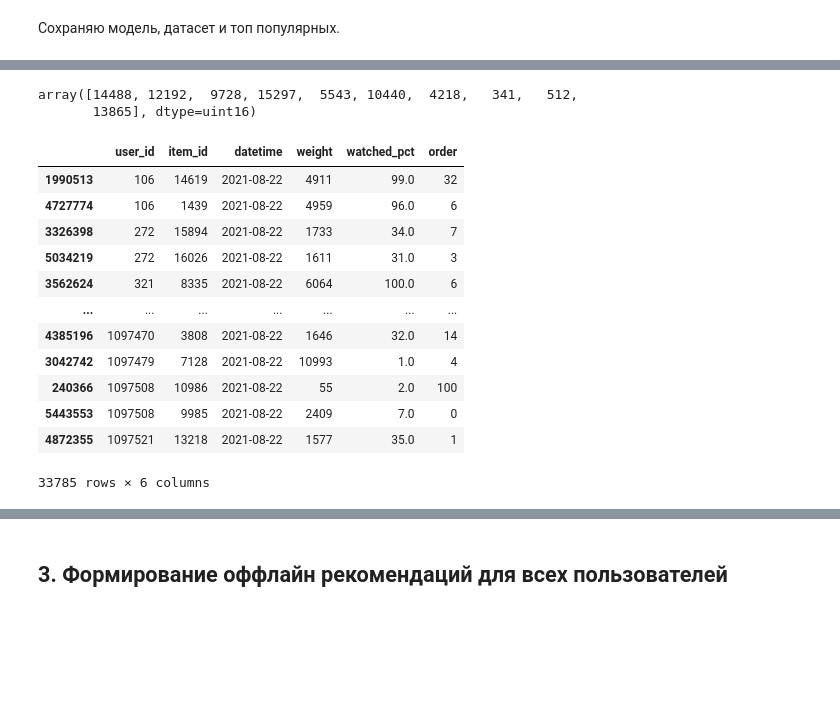
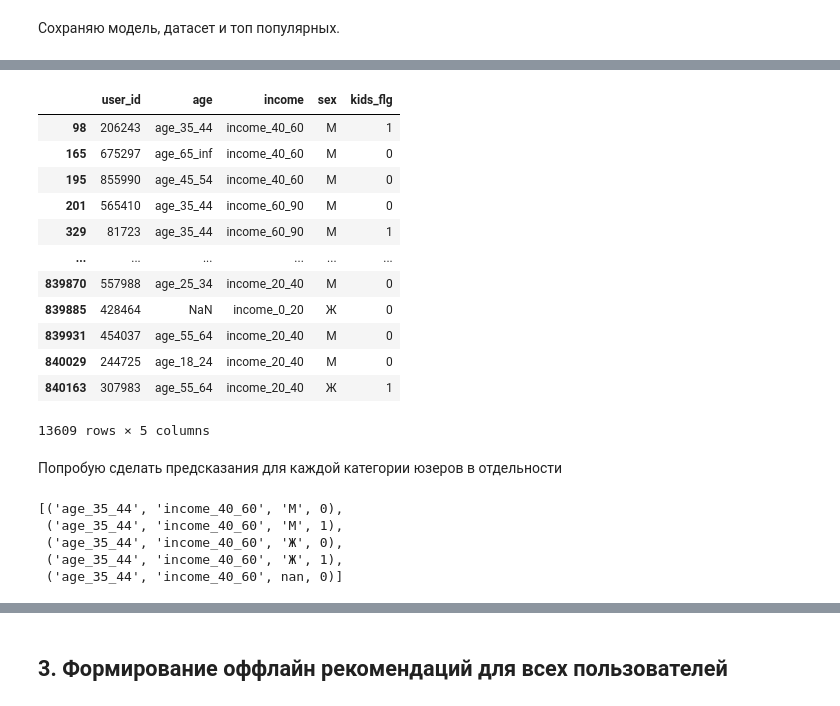
Before and after one commit to azatnv/RecoServiceTemplate, a Jupyter notebook: notebooks/hw3_draft.ipynb, the cells around one changed output, grey strips where cells are left out. Drawn from its saved outputs; the diff is of its cells as text; code cells hidden in the pictures; blank space fills up the shorter version.

Commit message:
fix: popular model

```diff
--- a/notebooks/hw3_draft.ipynb
+++ b/notebooks/hw3_draft.ipynb
@@ -955,27 +984,41 @@ pickle.dump(simple_popular, open('../service/reco_models/popular_model.pickle',
-# %%
-popular_predict(
-    106,
-    dataset,
-    top_popular_list,
-    simple_popular,
-    10
-)
-# %% [output]
-array([14488, 12192,  9728, 15297,  5543, 10440,  4218,   341,   512,
-       13865], dtype=uint16)
-# %%
-last_datetime
-# %% [output]
-|  | user_id | item_id | datetime | weight | watched_pct | order |
-| 1990513 | 106 | 14619 | 2021-08-22 | 4911 | 99.0 | 32 |
-| 4727774 | 106 | 1439 | 2021-08-22 | 4959 | 96.0 | 6 |
-| 3326398 | 272 | 15894 | 2021-08-22 | 1733 | 34.0 | 7 |
-| 5034219 | 272 | 16026 | 2021-08-22 | 1611 | 31.0 | 3 |
-| 3562624 | 321 | 8335 | 2021-08-22 | 6064 | 100.0 | 6 |
-| ... | ... | ... | ... | ... | ... | ... |
-| 4385196 | 1097470 | 3808 | 2021-08-22 | 1646 | 32.0 | 14 |
-| 3042742 | 1097479 | 7128 | 2021-08-22 | 10993 | 1.0 | 4 |
-| 240366 | 1097508 | 10986 | 2021-08-22 | 55 | 2.0 | 100 |
-| 5443553 | 1097508 | 9985 | 2021-08-22 | 2409 | 7.0 | 0 |
-| 4872355 | 1097521 | 13218 | 2021-08-22 | 1577 | 35.0 | 1 |
-33785 rows × 6 columns
+# %%
+# юзеры на последнюю дату
+last_users = users.loc[users.user_id.isin(last_datetime.user_id)].fillna(np.nan)
+# %%
+last_users
+# %% [output]
+|  | user_id | age | income | sex | kids_flg |
+| 98 | 206243 | age_35_44 | income_40_60 | М | 1 |
+| 165 | 675297 | age_65_inf | income_40_60 | М | 0 |
+| 195 | 855990 | age_45_54 | income_40_60 | М | 0 |
+| 201 | 565410 | age_35_44 | income_60_90 | М | 0 |
+| 329 | 81723 | age_35_44 | income_60_90 | М | 1 |
+| ... | ... | ... | ... | ... | ... |
+| 839870 | 557988 | age_25_34 | income_20_40 | М | 0 |
+| 839885 | 428464 | NaN | income_0_20 | Ж | 0 |
+| 839931 | 454037 | age_55_64 | income_20_40 | М | 0 |
+| 840029 | 244725 | age_18_24 | income_20_40 | М | 0 |
+| 840163 | 307983 | age_55_64 | income_20_40 | Ж | 1 |
+13609 rows × 5 columns
+# %% [markdown]
+Попробую сделать предсказания для каждой категории юзеров в отдельности
+# %%
+age_list = last_users.age.unique()
+
+income_list = last_users.income.unique()
+
+sex_list = last_users.sex.unique()
+
+kids_list = [0, 1]
+
+# все варианты юзеров
+categories = product(age_list, income_list, sex_list, kids_list)
+cat_list = list(categories)
+
+cat_list[:5]
+# %% [output]
+[('age_35_44', 'income_40_60', 'М', 0),
+ ('age_35_44', 'income_40_60', 'М', 1),
+ ('age_35_44', 'income_40_60', 'Ж', 0),
+ ('age_35_44', 'income_40_60', 'Ж', 1),
+ ('age_35_44', 'income_40_60', nan, 0)]
```
Also changed, not shown: parts of 21 cells of this notebook, 7 other files.
